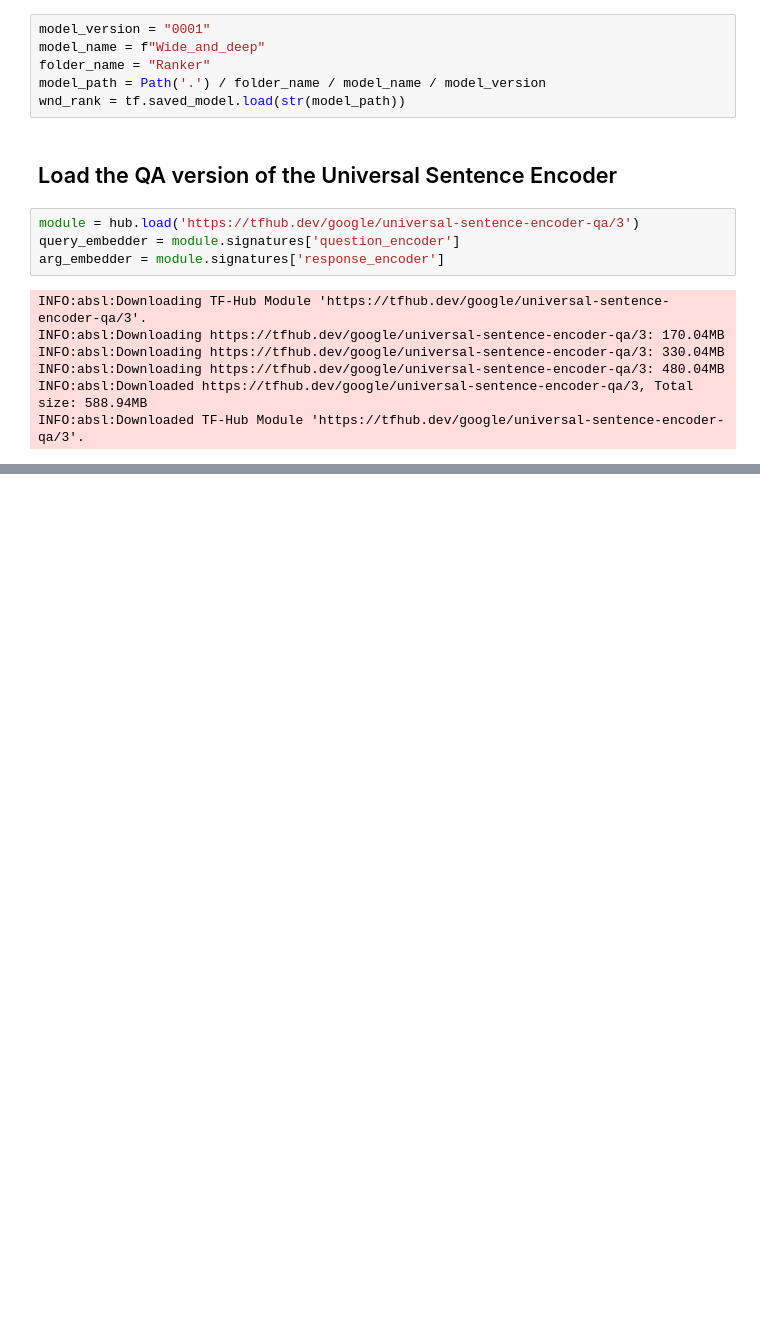
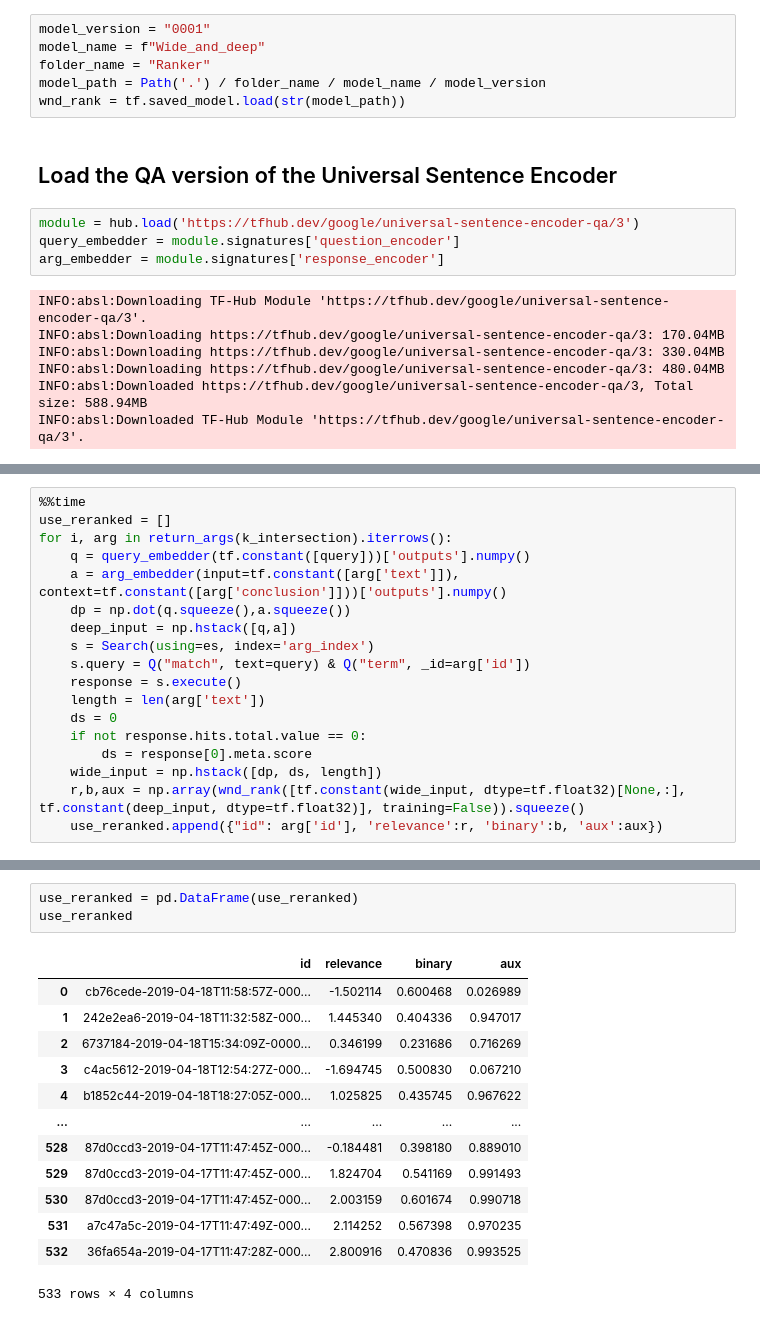
Before and after one commit to cakiki/informationretrieval, a Jupyter notebook: AllTogetherNow.ipynb, the cells around one changed output, grey strips where cells are left out. Cells and saved outputs as stored; diff of their text form; blank space fills up the shorter version.

```diff
--- a/AllTogetherNow.ipynb
+++ b/AllTogetherNow.ipynb
@@ -258,0 +255,18 @@ for i, arg in return_args(k_intersection).iterrows():
+# %%
+%%time
+use_reranked = []
+for i, arg in return_args(k_intersection).iterrows():
+    q = query_embedder(tf.constant([query]))['outputs'].numpy()
+    a = arg_embedder(input=tf.constant([arg['text']]), context=tf.constant([arg['conclusion']]))['outputs'].numpy()
+    dp = np.dot(q.squeeze(),a.squeeze())
+    deep_input = np.hstack([q,a])
+    s = Search(using=es, index='arg_index')
+    s.query = Q("match", text=query) & Q("term", _id=arg['id'])
+    response = s.execute()
+    length = len(arg['text'])
+    ds = 0
+    if not response.hits.total.value == 0:
+        ds = response[0].meta.score
+    wide_input = np.hstack([dp, ds, length])
+    r,b,aux = np.array(wnd_rank([tf.constant(wide_input, dtype=tf.float32)[None,:], tf.constant(deep_input, dtype=tf.float32)], training=False)).squeeze()
+    use_reranked.append({"id": arg['id'], 'relevance':r, 'binary':b, 'aux':aux})
@@ -258,0 +276,17 @@ for i, arg in return_args(k_intersection).iterrows():
+# %%
+use_reranked = pd.DataFrame(use_reranked)
+use_reranked
+# %% [output]
+|  | id | relevance | binary | aux |
+| 0 | cb76cede-2019-04-18T11:58:57Z-000... | -1.502114 | 0.600468 | 0.026989 |
+| 1 | 242e2ea6-2019-04-18T11:32:58Z-000... | 1.445340 | 0.404336 | 0.947017 |
+| 2 | 6737184-2019-04-18T15:34:09Z-0000... | 0.346199 | 0.231686 | 0.716269 |
+| 3 | c4ac5612-2019-04-18T12:54:27Z-000... | -1.694745 | 0.500830 | 0.067210 |
+| 4 | b1852c44-2019-04-18T18:27:05Z-000... | 1.025825 | 0.435745 | 0.967622 |
+| ... | ... | ... | ... | ... |
+| 528 | 87d0ccd3-2019-04-17T11:47:45Z-000... | -0.184481 | 0.398180 | 0.889010 |
+| 529 | 87d0ccd3-2019-04-17T11:47:45Z-000... | 1.824704 | 0.541169 | 0.991493 |
+| 530 | 87d0ccd3-2019-04-17T11:47:45Z-000... | 2.003159 | 0.601674 | 0.990718 |
+| 531 | a7c47a5c-2019-04-17T11:47:49Z-000... | 2.114252 | 0.567398 | 0.970235 |
+| 532 | 36fa654a-2019-04-17T11:47:28Z-000... | 2.800916 | 0.470836 | 0.993525 |
+533 rows × 4 columns
```
Also changed, not shown: parts of 6 cells of this notebook, 1 other file.
